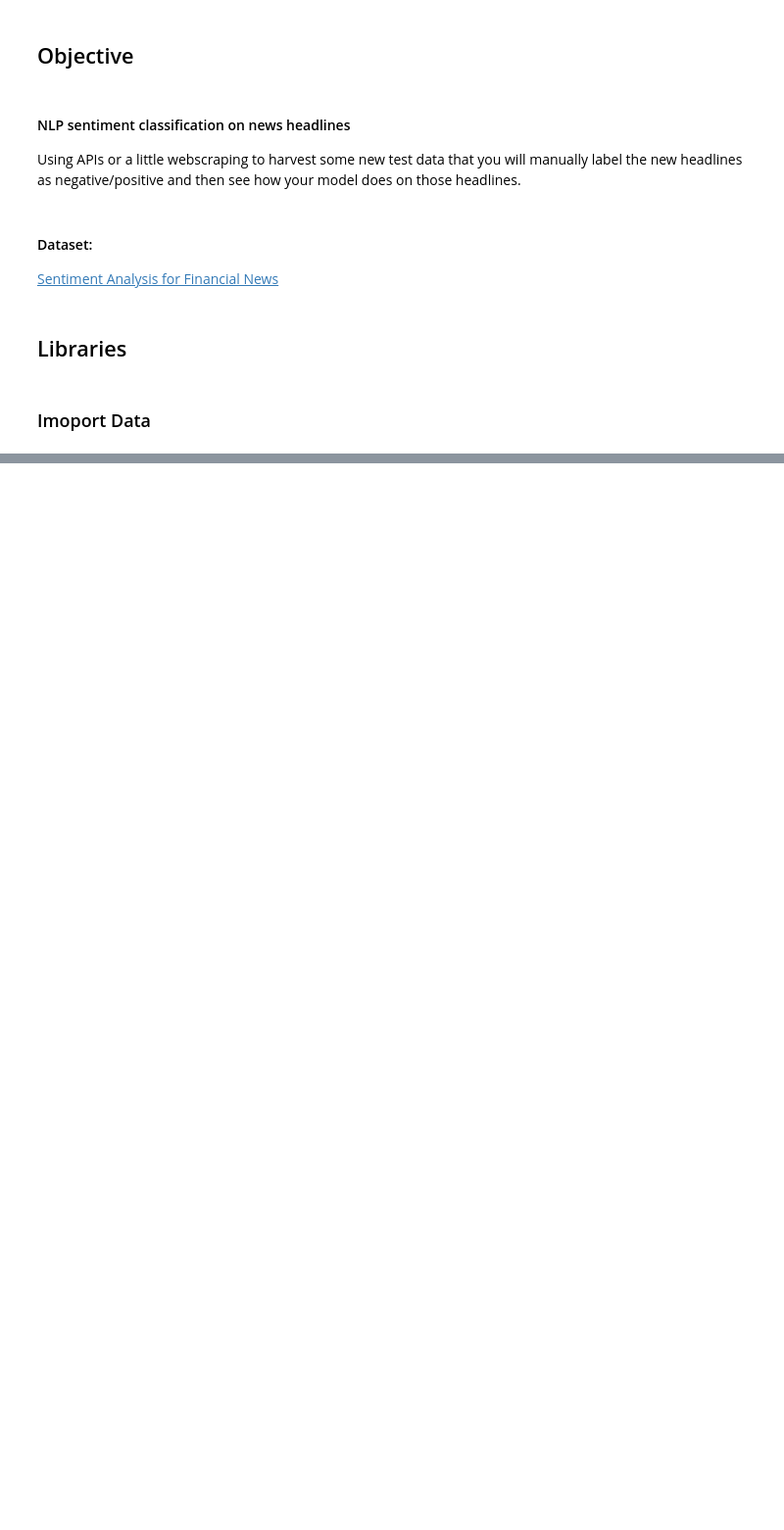
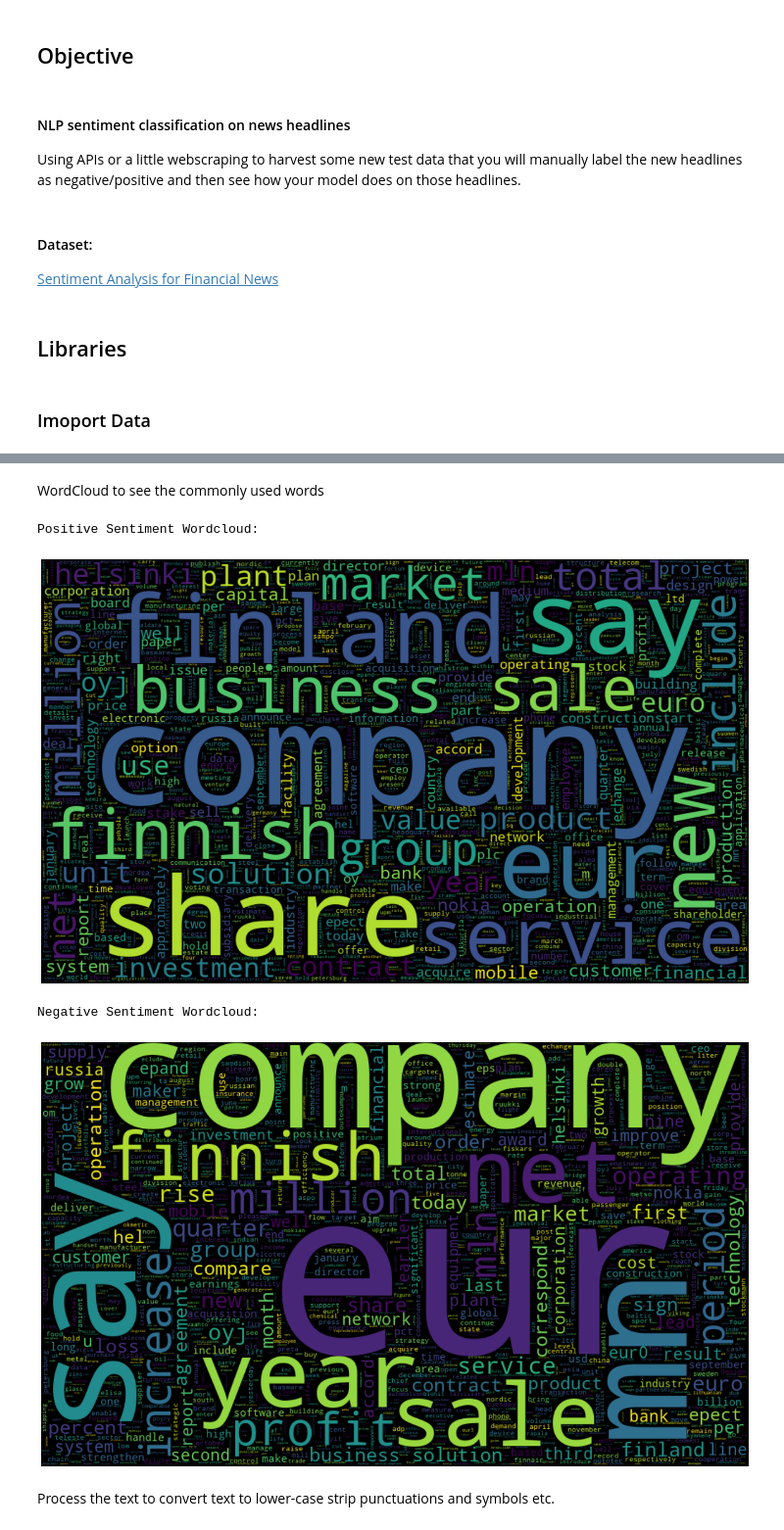
Before and after one commit to peimani/NLP_Sentiment_Classification, a Jupyter notebook: SentimentAnalysis.ipynb, the cells around one changed output, grey strips where cells are left out. Shown at 98% size. Drawn from its saved outputs; the diff is of its cells as text; code cells hidden in the pictures; blank space fills up the shorter version.

```diff
--- a/SentimentAnalysis.ipynb
+++ b/SentimentAnalysis.ipynb
@@ -21,0 +142,19 @@ FileNotFoundError: [Errno 2] No such file or directory: '.../Users/ArashPeimani/
+# %%
+def get_wordnet_pos(word):
+    tag = nltk.pos_tag([word])[0][1][0].upper()
+    tag_dict = {"J": wordnet.ADJ,
+                "N": wordnet.NOUN,
+                "V": wordnet.VERB,
+                "R": wordnet.ADV}
+
+    return tag_dict.get(tag, wordnet.NOUN)
+# %%
+#nltk.download('averaged_perceptron_tagger')
+#nltk.download('wordnet')
+wordnet_lemmatizer = WordNetLemmatizer()
+
+def lemmatize(text):
+    text = [wordnet_lemmatizer.lemmatize(word, get_wordnet_pos(word)) for word in text.split()]
+    return " ".join(text)
+
+df['Headline'] = df['Headline'].map(lemmatize)
@@ -21,0 +171,2 @@ FileNotFoundError: [Errno 2] No such file or directory: '.../Users/ArashPeimani/
+# %% [markdown]
+WordCloud to see the commonly used words
@@ -21,0 +175,30 @@ FileNotFoundError: [Errno 2] No such file or directory: '.../Users/ArashPeimani/
+# %%
+# Separating out the categories
+pos = df.Headline[df.Sentiment[df.Sentiment== 1].index]
+neg = df.Headline[df.Sentiment[df.Sentiment== 0].index]
+# %%
+def wordcloud(dataset):
+    plt.figure(figsize = (18,24)) # Text Reviews with positive Ratings
+    wordcloud = WordCloud(min_font_size = 3,  max_words = 2500 , width = 1000,
+                          height = 600,
+                          collocations=False).generate(" ".join(dataset))
+    plt.imshow(wordcloud,interpolation = 'bilinear')
+    plt.axis("off")
+    plt.tight_layout(pad=0)
+    plt.show();
+
+def show_wordclouds():
+    print ('Positive Sentiment Wordcloud:')
+    wordcloud(pos)
+
+    print ('Negative Sentiment Wordcloud:')
+    wordcloud(neg)
+# %%
+show_wordclouds()
+# %% [output]
+Positive Sentiment Wordcloud:
+[figure, added]
+Negative Sentiment Wordcloud:
+[figure, added]
+# %% [markdown]
+Process the text to convert text to lower-case strip punctuations and symbols etc.
```
Also changed, not shown: parts of 49 cells of this notebook.
